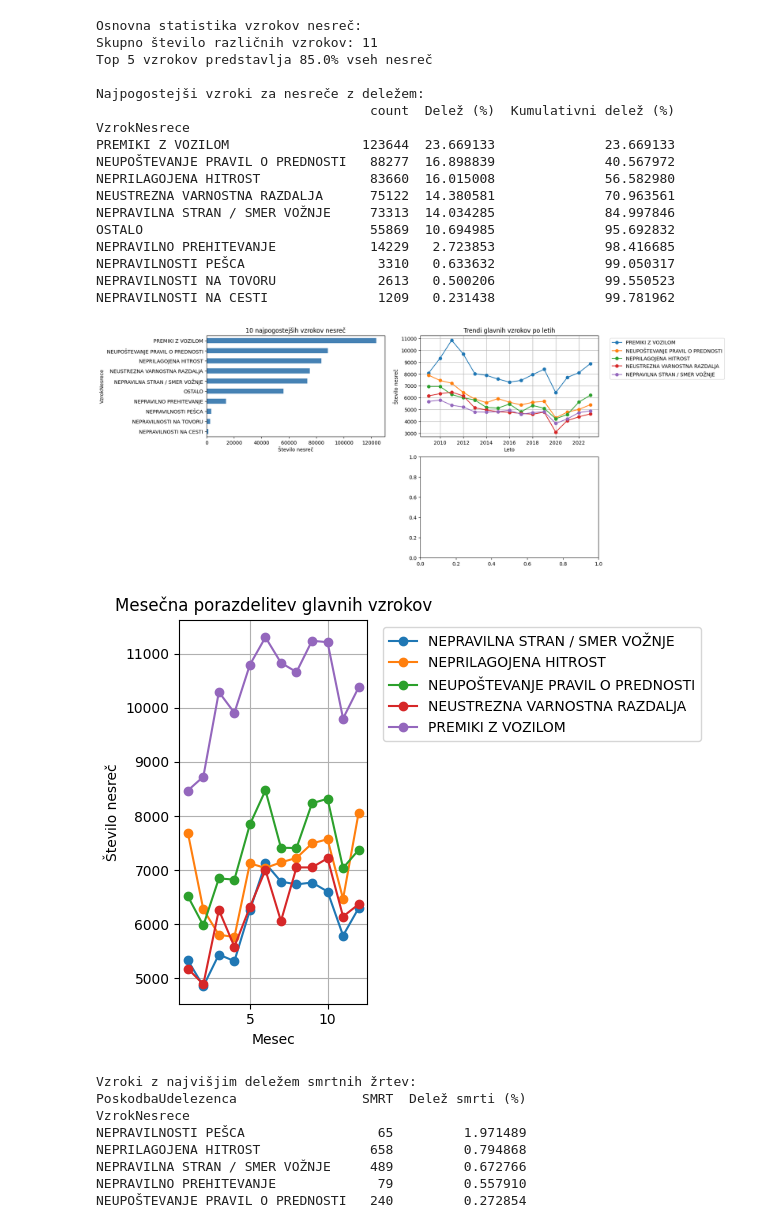
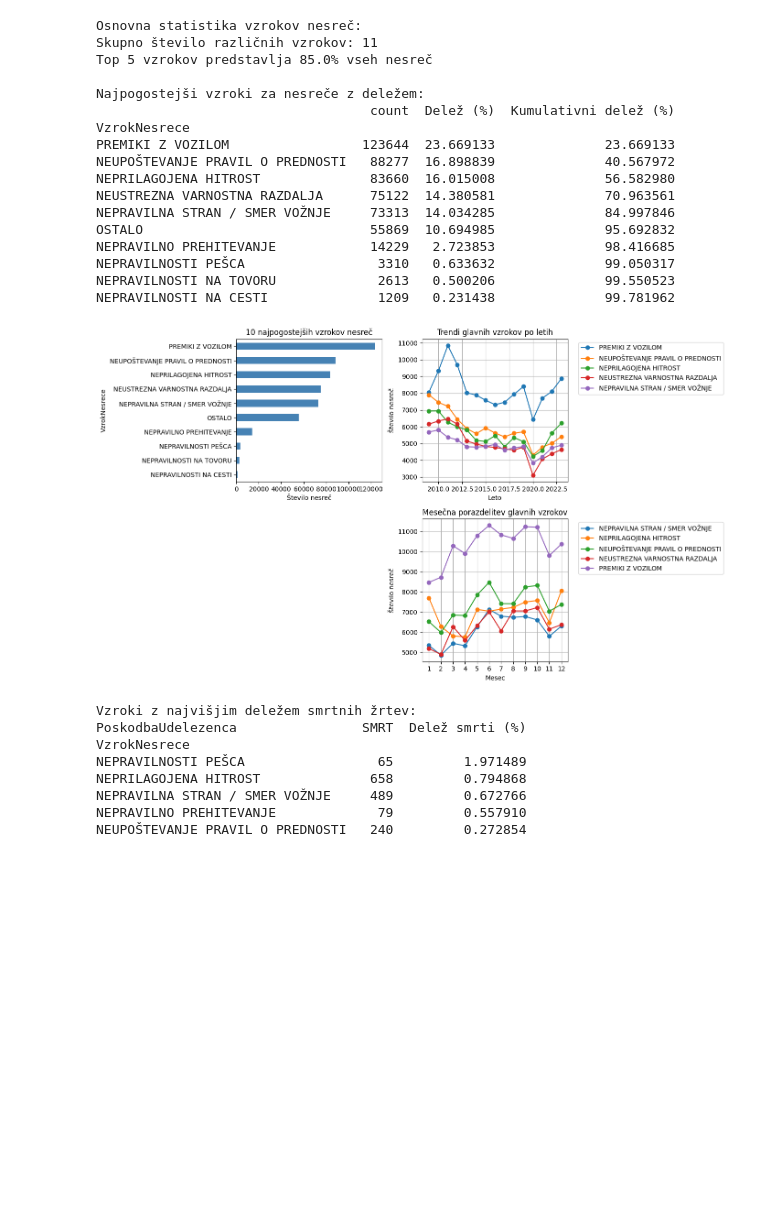
Before and after one commit to gerigazda0/PR252, a Jupyter notebook: pr-nesrece.ipynb, the cells around one changed output. Saved outputs shown, nothing was run; the diff lists cells and outputs as text; code cells hidden in the pictures; blank space fills up the shorter version.

```diff
--- a/pr-nesrece.ipynb
+++ b/pr-nesrece.ipynb
@@ -25,4 +82,6 @@ accident_data = load_accident_data(file_path)
 # %%
+import matplotlib.pyplot as plt
+
 if accident_data is not None:
     vzroki_counts = accident_data['VzrokNesrece'].value_counts()
 
@@ -60,52 +119,50 @@ if accident_data is not None:
     plt.legend(bbox_to_anchor=(1.05, 1), loc='upper left')
     plt.grid(True)
 
-
-
     # Graf 4: Porazdelitev po mesecih za glavne vzroke
     plt.subplot(2, 2, 4)
-    accident_data['Mesec'] = pd.to_datetime(accident_data['DatumPN']).dt.month
+    accident_data['Mesec'] = pd.to_datetime(accident_data['DatumPN'], errors='coerce').dt.month
     mesecna_porazdelitev = accident_data[accident_data['VzrokNesrece'].isin(glavni_vzroki)]
     mesecna_porazdelitev = mesecna_porazdelitev.groupby(['Mesec', 'VzrokNesrece']).size().unstack()
-    mesecna_porazdelitev.plot(kind='line', marker='o')
+    mesecna_porazdelitev.plot(kind='line', marker='o', ax=plt.gca())
     plt.title('Mesečna porazdelitev glavnih vzrokov')
     plt.xlabel('Mesec')
     plt.ylabel('Število nesreč')
+    plt.xticks(range(1, 13))
     plt.grid(True)
     plt.legend(bbox_to_anchor=(1.05, 1), loc='upper left')
 
     plt.tight_layout()
     plt.show()
 
     # Povezava med vzrokom in resnostjo nesreče
     resnost_vzrok = pd.crosstab(accident_data['VzrokNesrece'],
                                accident_data['PoskodbaUdelezenca'])
     resnost_vzrok['Delež smrti (%)'] = resnost_vzrok['SMRT'] / resnost_vzrok.sum(axis=1) * 100
     print("\nVzroki z najvišjim deležem smrtnih žrtev:")
     print(resnost_vzrok.sort_values('Delež smrti (%)', ascending=False).head(5)[['SMRT', 'Delež smrti (%)']])
 
 else:
     print("Napaka pri nalaganju podatkov")
 # %% [output]
 Osnovna statistika vzrokov nesreč:
 Skupno število različnih vzrokov: 11
 Top 5 vzrokov predstavlja 85.0% vseh nesreč
 
 Najpogostejši vzroki za nesreče z deležem:
                                    count  Delež (%)  Kumulativni delež (%)
 VzrokNesrece
 PREMIKI Z VOZILOM                 123644  23.669133              23.669133
 NEUPOŠTEVANJE PRAVIL O PREDNOSTI   88277  16.898839              40.567972
 NEPRILAGOJENA HITROST              83660  16.015008              56.582980
 NEUSTREZNA VARNOSTNA RAZDALJA      75122  14.380581              70.963561
 NEPRAVILNA STRAN / SMER VOŽNJE     73313  14.034285              84.997846
 OSTALO                             55869  10.694985              95.692832
 NEPRAVILNO PREHITEVANJE            14229   2.723853              98.416685
 NEPRAVILNOSTI PEŠCA                 3310   0.633632              99.050317
 NEPRAVILNOSTI NA TOVORU             2613   0.500206              99.550523
 NEPRAVILNOSTI NA CESTI              1209   0.231438              99.781962
-[figure, old version]
+[figure, new version]
-[figure, removed]
 Vzroki z najvišjim deležem smrtnih žrtev:
 PoskodbaUdelezenca                SMRT  Delež smrti (%)
 VzrokNesrece
```
Also changed, not shown: parts of 12 cells of this notebook.
